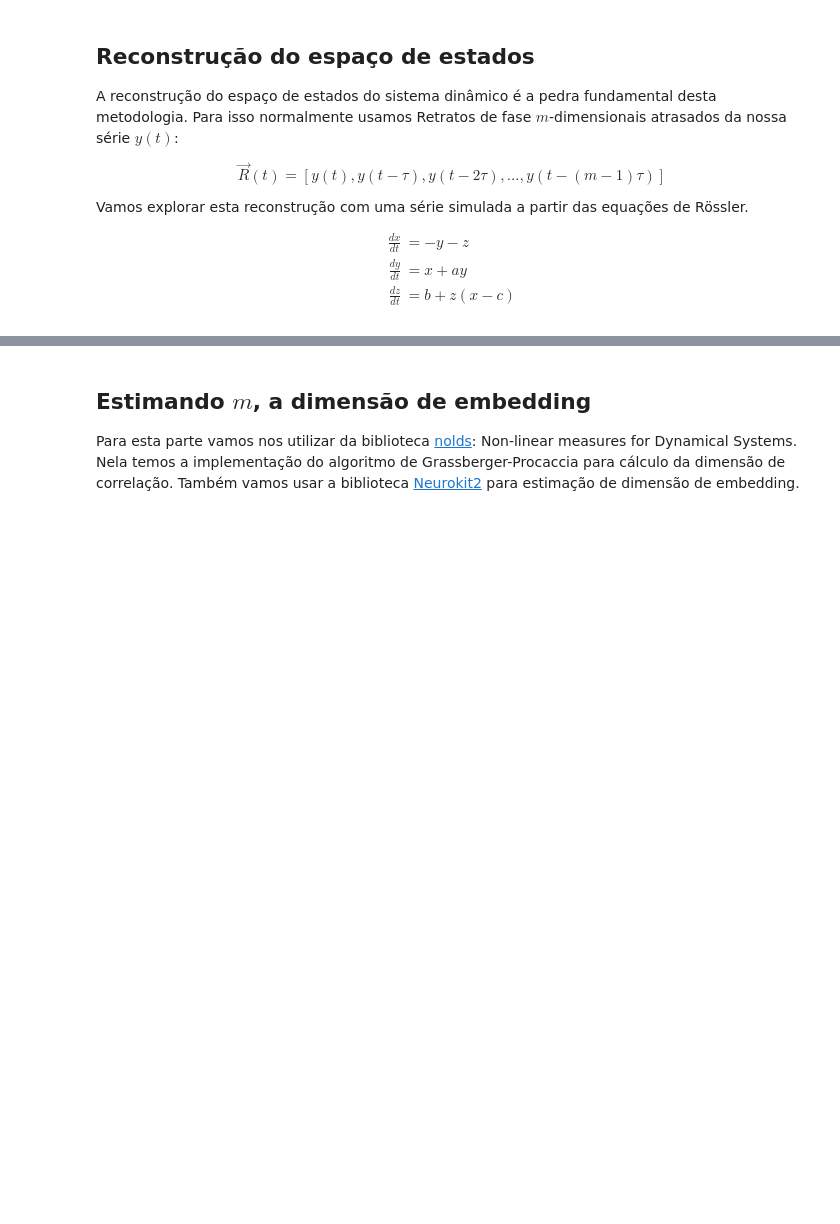
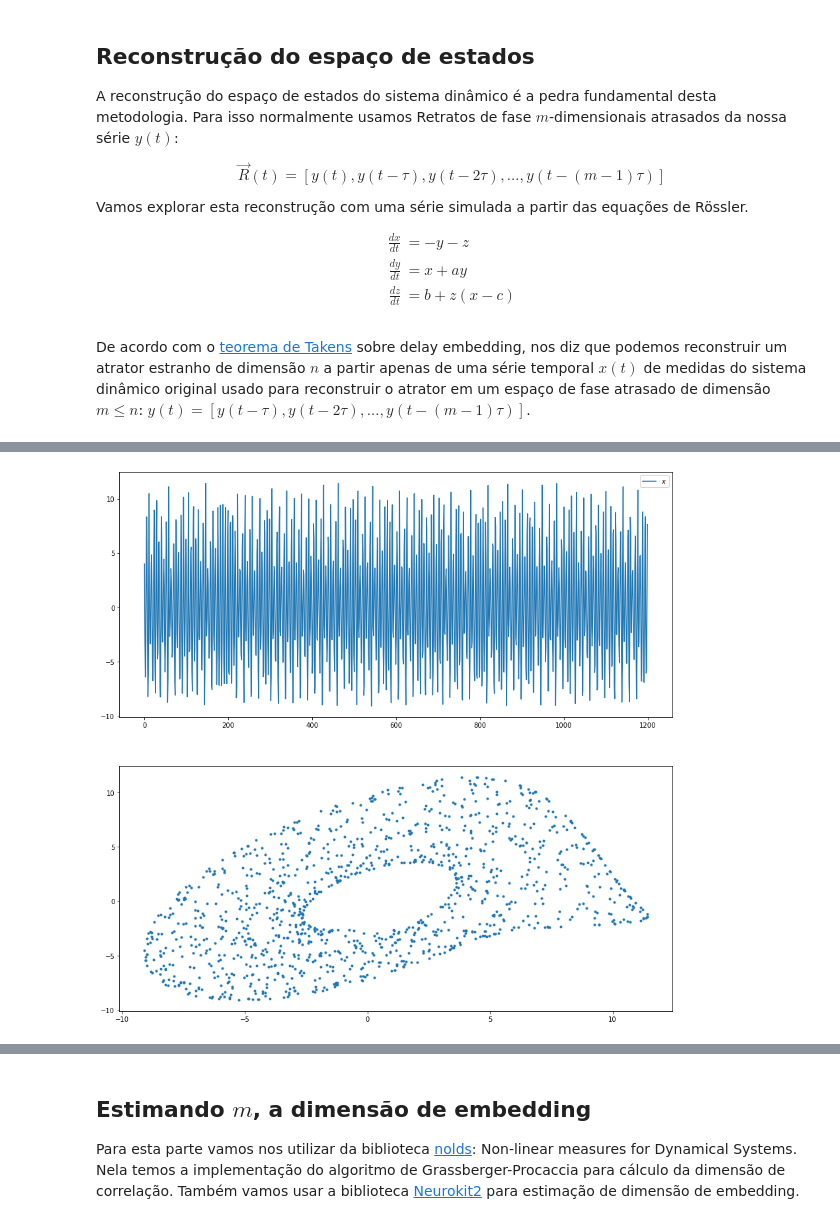
Before and after one commit to fccoelho/sistemas_dinamicos_aplicados, a Jupyter notebook: Sage/Nonlinear Timeseries Analysis.ipynb, the cells around one changed output, grey strips where cells are left out. Drawn from its saved outputs; the diff is of its cells as text; code cells hidden in the pictures; blank space fills up the shorter version.

Commit message:
Atualizei notebook de séries temporais

```diff
--- a/Sage/Nonlinear Timeseries Analysis.ipynb
+++ b/Sage/Nonlinear Timeseries Analysis.ipynb
@@ -39,9 +40,11 @@ inits = [4,4,5]
 a,b,c = 0.2, 0.2, 5.7
 trange = range(20000)
 res = odeint(rossler,inits,trange, args=(a,b,c))
+# %% [markdown]
+De acordo com o [teorema de Takens](https://math.stackexchange.com/questions/2262961/understanding-takens-embedding-theorem) sobre delay embedding, nos diz que podemos reconstruir um atrator estranho de dimensão $n$ a partir apenas de uma série temporal $x(t)$  de medidas do sistema dinâmico original usado para reconstruir o atrator em um espaço de fase atrasado de dimensão $m\leq n$: $y(t)=[y(t-\tau), y(t-2\tau),\ldots,y(t-(m-1)\tau)]$.
 # %%
 f,[ax1,ax2] = plt.subplots(2,1,figsize=(15,15))
-ax1.plot(res[:,0], label='$x$');
+ax1.plot(res[:1200,0], label='$x$');
 ax1.legend()
-ax2.plot(res[:,0],res[:,0], '.');
+ax2.plot(res[:1200,0],res[1:1201,0], '.');
 # %% [output]
@@ -50,3 +51,4 @@ ax2.plot(res[:,0],res[:,0], '.');
+[figure, added]
 # %% [markdown]
 A series atrasadas com valores de $\tau$ pequenos, tendem a ser muito correlacionadas. Portanto a escolha de $\tau$ é importante. Abaixo temos uma figura interativa que nos permite visualizar o atrator do sistema em 3 dimensões para vários valores de $\tau$. Uma das maneiras mais comuns de se estima o melhor valor de $\tau$ é através da [informação mútua](https://en.wikipedia.org/wiki/Mutual_information) entre as séries, queremos encontrar o menor valor de tau, que minimiza a informação mútua.
 
```
Also changed, not shown: parts of 22 cells of this notebook, 4 other files.
